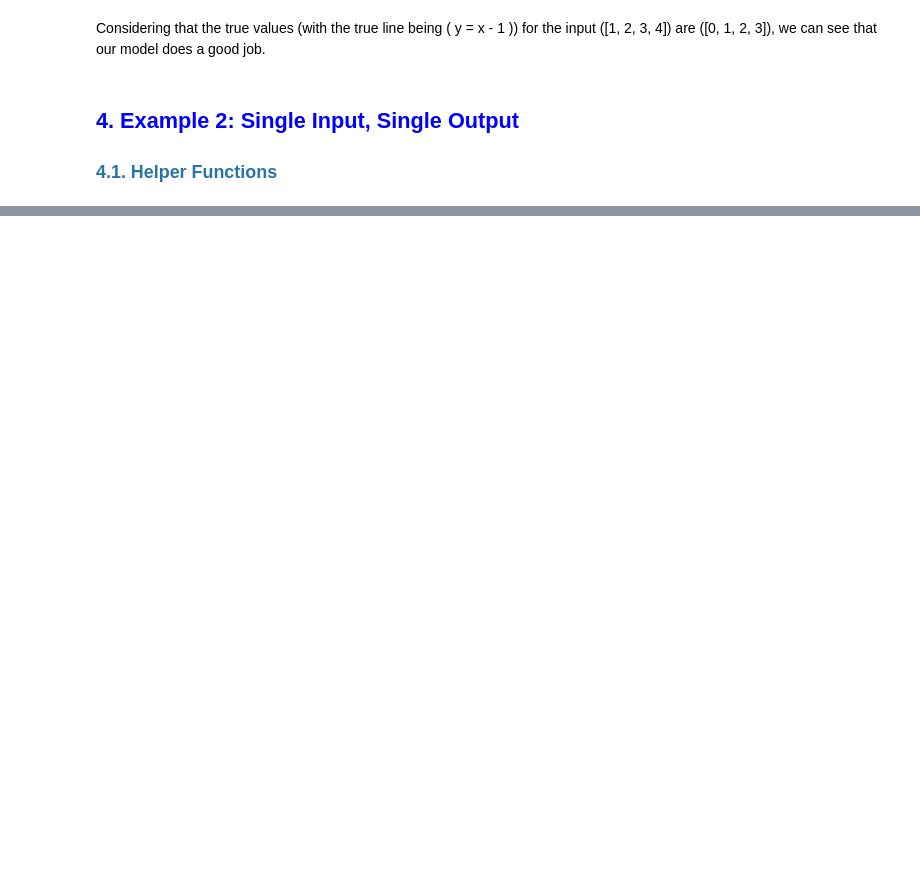
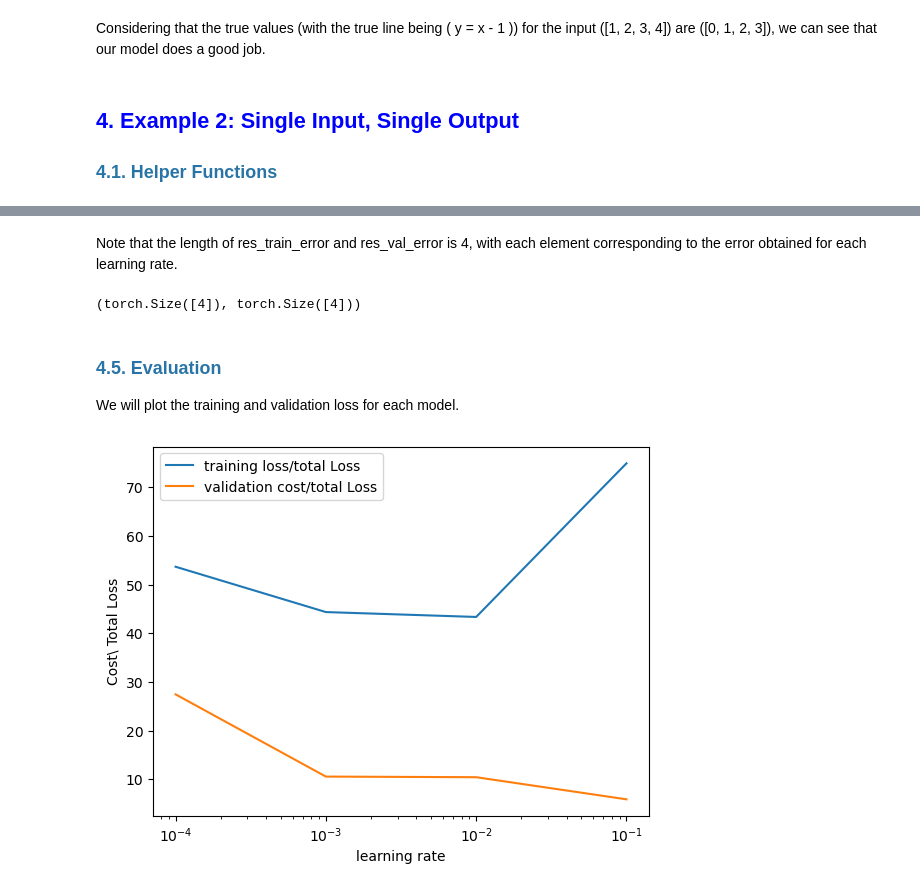
Before and after one commit to MNGARCIA085/AI-Frameworks-Learning, a Jupyter notebook: PyTorch/5. Regression/Regression.ipynb, the cells around one changed output, grey strips where cells are left out. Cells and saved outputs as stored; diff of their text form; code cells hidden in the pictures; blank space fills up the shorter version.

```diff
--- a/PyTorch/5. Regression/Regression.ipynb
+++ b/PyTorch/5. Regression/Regression.ipynb
@@ -523,0 +589,3 @@ Considering that the true values (with the true line being \( y = x - 1 \)) for
+# %%
+# DataLoader
+train_loader = DataLoader(dataset = train_data, batch_size = 1)
@@ -523,0 +635,3 @@ Considering that the true values (with the true line being \( y = x - 1 \)) for
+# %%
+# Create MSELoss function
+criterion = nn.MSELoss()
@@ -523,0 +641,3 @@ Considering that the true values (with the true line being \( y = x - 1 \)) for
+# %%
+# we will try different learning rates
+learning_rates = [0.0001, 0.001, 0.01, 0.1]
@@ -523,0 +712,17 @@ Considering that the true values (with the true line being \( y = x - 1 \)) for
+# %%
+res_models, res_train_error , res_val_error = train_models(train_loader, train_data, val_data, 10, learning_rates)
+# %% [markdown]
+Note that the length of res_train_error and res_val_error is 4, with each element corresponding to the error obtained for each learning rate.
+# %%
+res_train_error.shape, res_val_error.shape
+# %% [output]
+(torch.Size([4]), torch.Size([4]))
+# %% [markdown]
+<a name="4.5"></a>
+### <font color='#2874a6'> <b> 4.5. Evaluation </b> </font>
+
+We will plot the training and validation loss for each model.
+# %%
+plot_errors(res_train_error, res_val_error)
+# %% [output]
+[figure, added]
```
Also changed, not shown: parts of 40 cells of this notebook.
